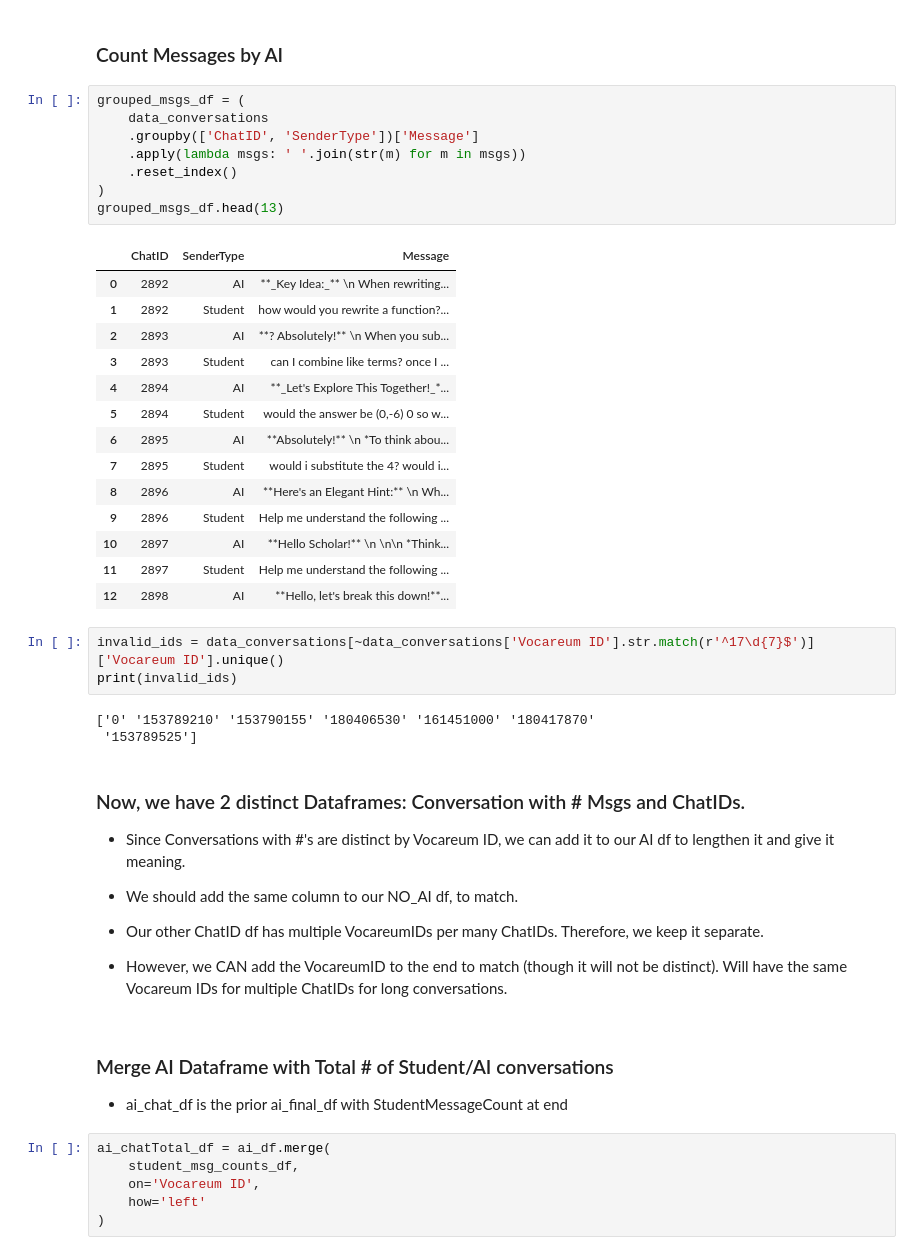
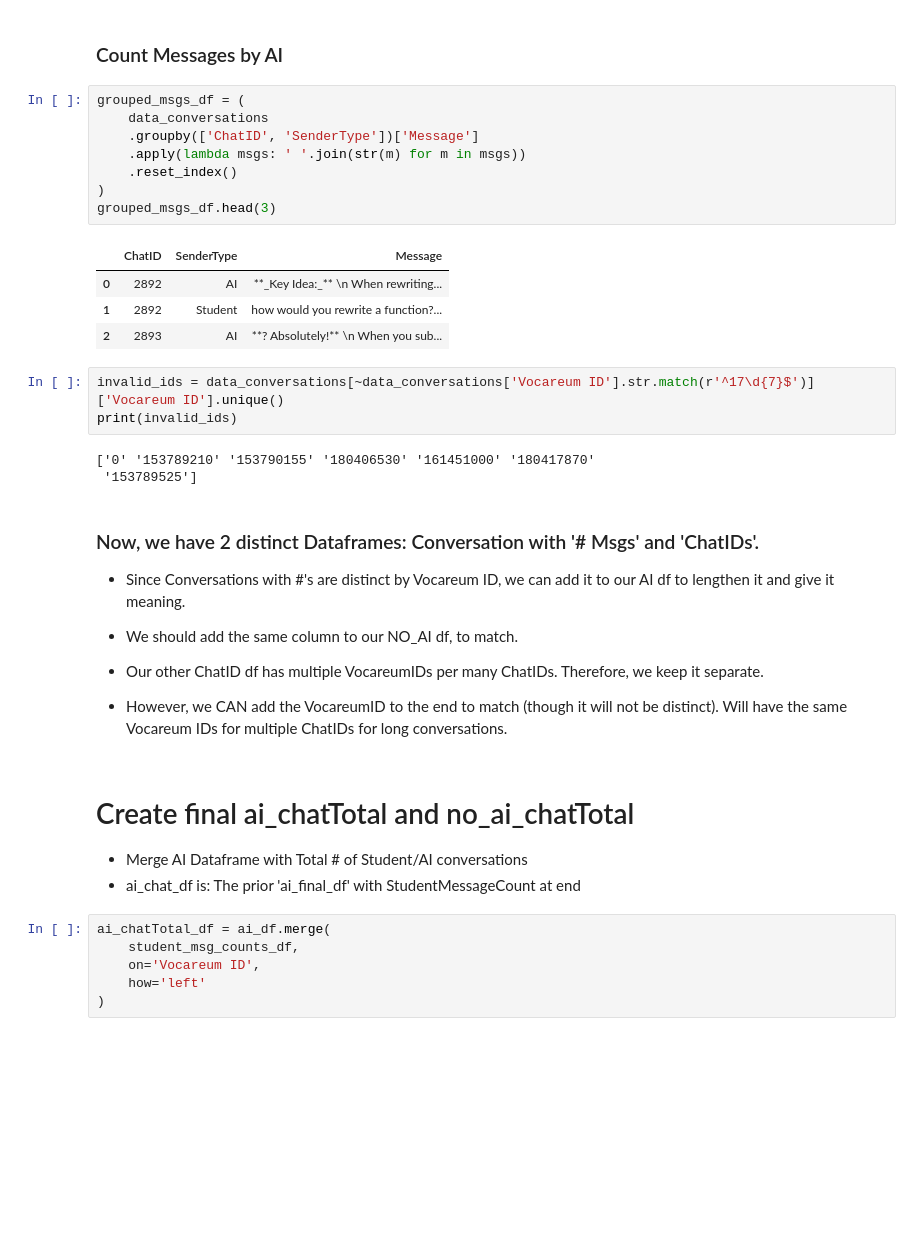
Before and after one commit to SecurityCyberGeek/MAS-DSE-LLM_Student_Improvement, a Jupyter notebook: Math_3B_Cleaning.ipynb, the cells around one changed output. Cells and saved outputs as stored; diff of their text form; blank space fills up the shorter version.

```diff
--- a/Math_3B_Cleaning.ipynb
+++ b/Math_3B_Cleaning.ipynb
@@ -925,26 +892,16 @@ student_msg_counts_df.head(13)
 # %%
 grouped_msgs_df = (
     data_conversations
     .groupby(['ChatID', 'SenderType'])['Message']
     .apply(lambda msgs: ' '.join(str(m) for m in msgs))
     .reset_index()
 )
-grouped_msgs_df.head(13)
+grouped_msgs_df.head(3)
 # %% [output]
 |  | ChatID | SenderType | Message |
 | 0 | 2892 | AI | **_Key Idea:_** \n When rewriting... |
 | 1 | 2892 | Student | how would you rewrite a function?... |
 | 2 | 2893 | AI | **? Absolutely!** \n When you sub... |
-| 3 | 2893 | Student | can I combine like terms? once I ... |
-| 4 | 2894 | AI | **_Let's Explore This Together!_*... |
-| 5 | 2894 | Student | would the answer be (0,-6) 0 so w... |
-| 6 | 2895 | AI | **Absolutely!** \n *To think abou... |
-| 7 | 2895 | Student | would i substitute the 4? would i... |
-| 8 | 2896 | AI | **Here's an Elegant Hint:** \n Wh... |
-| 9 | 2896 | Student | Help me understand the following ... |
-| 10 | 2897 | AI | **Hello Scholar!** \n \n\n *Think... |
-| 11 | 2897 | Student | Help me understand the following ... |
-| 12 | 2898 | AI | **Hello, let's break this down!**... |
 # %%
 invalid_ids = data_conversations[~data_conversations['Vocareum ID'].str.match(r'^17\d{7}$')]['Vocareum ID'].unique()
 print(invalid_ids)
@@ -952,15 +909,16 @@ print(invalid_ids)
 ['0' '153789210' '153790155' '180406530' '161451000' '180417870'
  '153789525']
 # %% [markdown]
-### Now, we have 2 distinct Dataframes: Conversation with # Msgs and ChatIDs.
+### Now, we have 2 distinct Dataframes: Conversation with '# Msgs' and 'ChatIDs'.
 - Since Conversations with #'s are distinct by Vocareum ID, we can add it to our AI df to lengthen it and give it meaning.
 - We should add the same column to our NO_AI df, to match.
 
 - Our other ChatID df has multiple VocareumIDs per many ChatIDs. Therefore, we keep it separate.
 - However, we CAN add the VocareumID to the end to match (though it will not be distinct). Will have the same Vocareum IDs for multiple ChatIDs for long conversations.
 # %% [markdown]
-### Merge AI Dataframe with Total # of Student/AI conversations
-- ai_chat_df is the prior ai_final_df with StudentMessageCount at end
+# Create final ai_chatTotal and no_ai_chatTotal
+- Merge AI Dataframe with Total # of Student/AI conversations
+- ai_chat_df is: The prior 'ai_final_df' with StudentMessageCount at end
 # %%
 ai_chatTotal_df = ai_df.merge(
     student_msg_counts_df,
```
Also changed, not shown: parts of 26 cells of this notebook.
